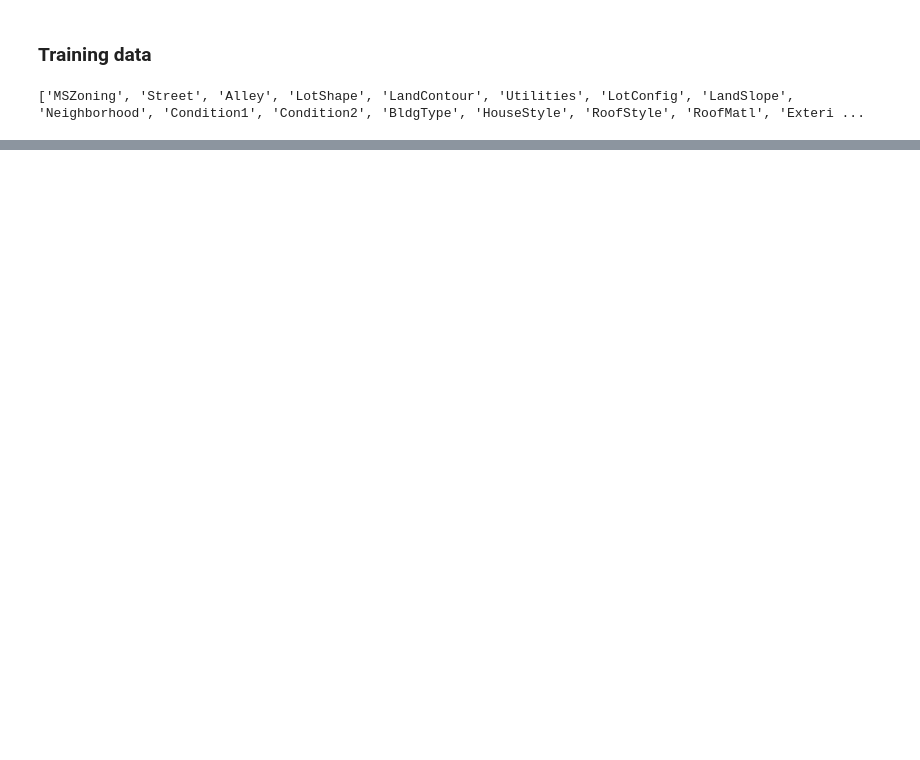
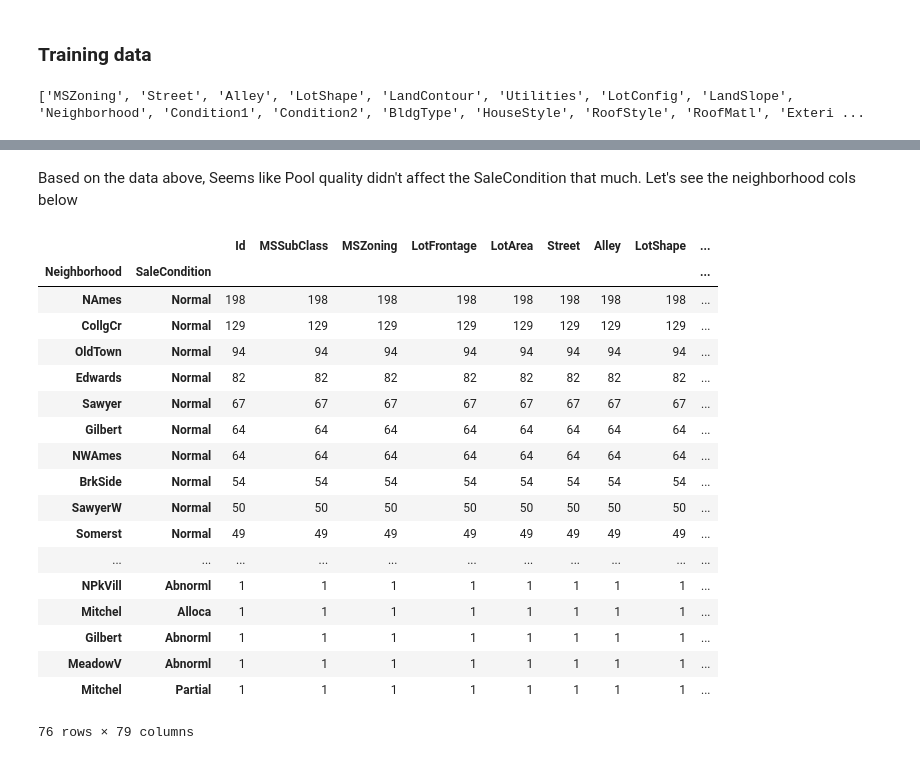
Before and after one commit to DickyAdi/house-regression, a Jupyter notebook: houseRegression.ipynb, the cells around one changed output, grey strips where cells are left out. Cells and saved outputs as stored; diff of their text form; code cells hidden in the pictures; blank space fills up the shorter version.

```diff
--- a/houseRegression.ipynb
+++ b/houseRegression.ipynb
@@ -161,0 +194,25 @@ for i, cols in enumerate(testCategoricalCols):
+# %% [markdown]
+Based on the data above, Seems like Pool quality didn't affect the SaleCondition that much. Let's see the neighborhood cols below
+# %%
+with pd.option_context('display.max_rows', None):
+    display(dfTrain.groupby(['Neighborhood', 'SaleCondition']).count().sort_values(by='Id', ascending=False))
+# %% [output]
+|  |  | Id | MSSubClass | MSZoning | LotFrontage | LotArea | Street | Alley | LotShape | ... |
+| Neighborhood | SaleCondition |  |  |  |  |  |  |  |  | ... |
+| NAmes | Normal | 198 | 198 | 198 | 198 | 198 | 198 | 198 | 198 | ... |
+| CollgCr | Normal | 129 | 129 | 129 | 129 | 129 | 129 | 129 | 129 | ... |
+| OldTown | Normal | 94 | 94 | 94 | 94 | 94 | 94 | 94 | 94 | ... |
+| Edwards | Normal | 82 | 82 | 82 | 82 | 82 | 82 | 82 | 82 | ... |
+| Sawyer | Normal | 67 | 67 | 67 | 67 | 67 | 67 | 67 | 67 | ... |
+| Gilbert | Normal | 64 | 64 | 64 | 64 | 64 | 64 | 64 | 64 | ... |
+| NWAmes | Normal | 64 | 64 | 64 | 64 | 64 | 64 | 64 | 64 | ... |
+| BrkSide | Normal | 54 | 54 | 54 | 54 | 54 | 54 | 54 | 54 | ... |
+| SawyerW | Normal | 50 | 50 | 50 | 50 | 50 | 50 | 50 | 50 | ... |
+| Somerst | Normal | 49 | 49 | 49 | 49 | 49 | 49 | 49 | 49 | ... |
+| ... | ... | ... | ... | ... | ... | ... | ... | ... | ... | ... |
+| NPkVill | Abnorml | 1 | 1 | 1 | 1 | 1 | 1 | 1 | 1 | ... |
+| Mitchel | Alloca | 1 | 1 | 1 | 1 | 1 | 1 | 1 | 1 | ... |
+| Gilbert | Abnorml | 1 | 1 | 1 | 1 | 1 | 1 | 1 | 1 | ... |
+| MeadowV | Abnorml | 1 | 1 | 1 | 1 | 1 | 1 | 1 | 1 | ... |
+| Mitchel | Partial | 1 | 1 | 1 | 1 | 1 | 1 | 1 | 1 | ... |
+76 rows × 79 columns
```
Also changed, not shown: parts of 37 cells of this notebook.
